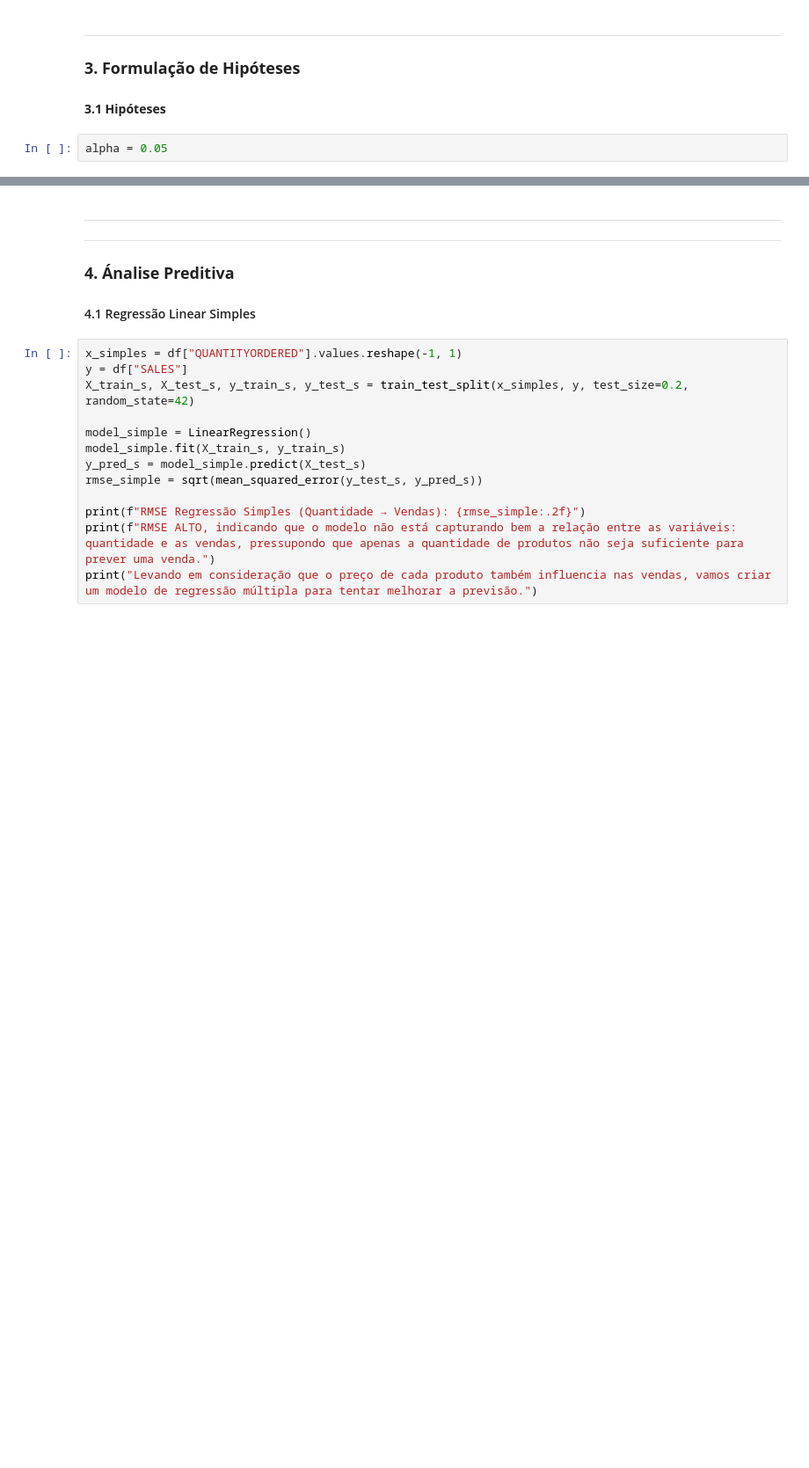
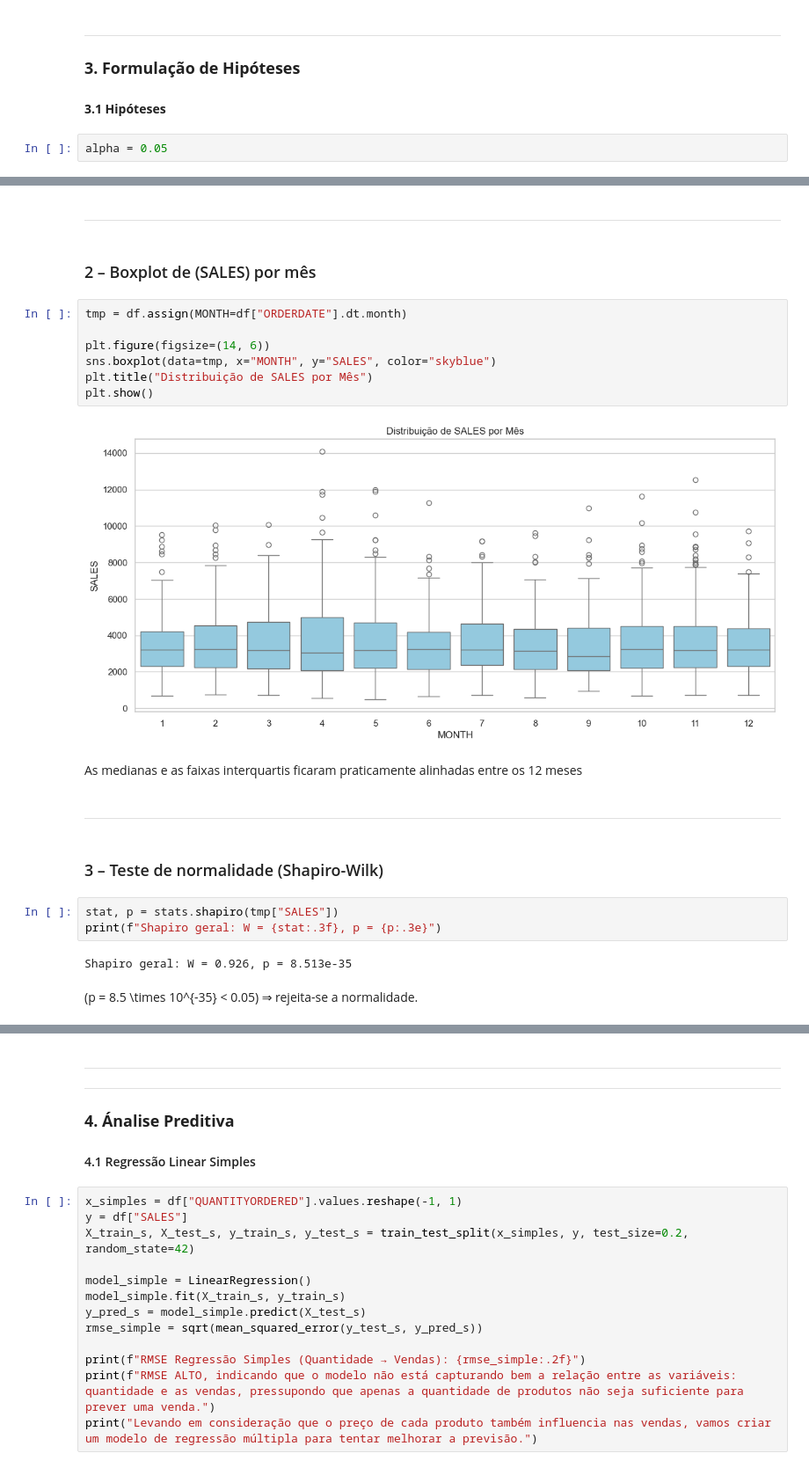
Before and after one commit to Michelyserras/Analise-vendas-automotivas, a Jupyter notebook: notebook/AnaliseAutomotiva.ipynb, the cells around one changed output, grey strips where cells are left out. Shown: that part at 88% size. Drawn from its saved outputs; the diff is of its cells as text; blank space fills up the shorter version.

```diff
--- a/notebook/AnaliseAutomotiva.ipynb
+++ b/notebook/AnaliseAutomotiva.ipynb
@@ -445,0 +244,26 @@ Há diferença significativa nas medianas (Rejeitar H0)
+# %% [markdown]
+---
+# %% [markdown]
+### 2 – Boxplot de \(SALES\) por mês
+# %%
+tmp = df.assign(MONTH=df["ORDERDATE"].dt.month)
+
+plt.figure(figsize=(14, 6))
+sns.boxplot(data=tmp, x="MONTH", y="SALES", color="skyblue")
+plt.title("Distribuição de SALES por Mês")
+plt.show()
+# %% [output]
+[figure, added]
+# %% [markdown]
+As medianas e as faixas interquartis ficaram praticamente alinhadas entre os 12 meses
+# %% [markdown]
+---
+# %% [markdown]
+### 3 – Teste de normalidade (Shapiro-Wilk)
+# %%
+stat, p = stats.shapiro(tmp["SALES"])
+print(f"Shapiro geral: W = {stat:.3f}, p = {p:.3e}")
+# %% [output]
+Shapiro geral: W = 0.926, p = 8.513e-35
+# %% [markdown]
+\(p = 8.5 \times 10^{-35} < 0.05\) ⇒ rejeita-se a normalidade.
```
Also changed, not shown: parts of 93 cells of this notebook.
